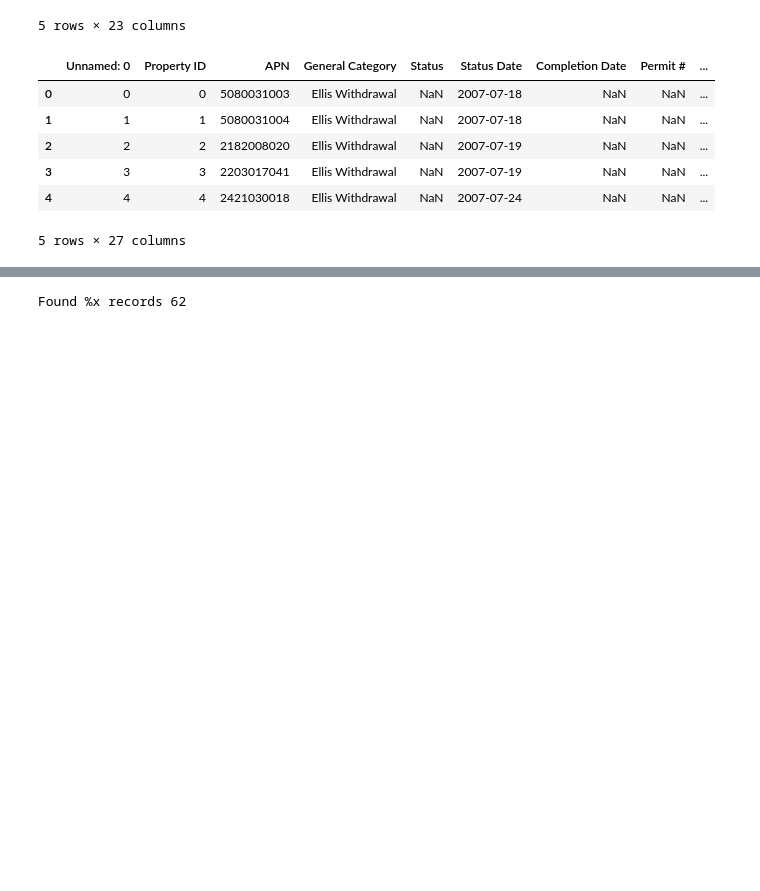
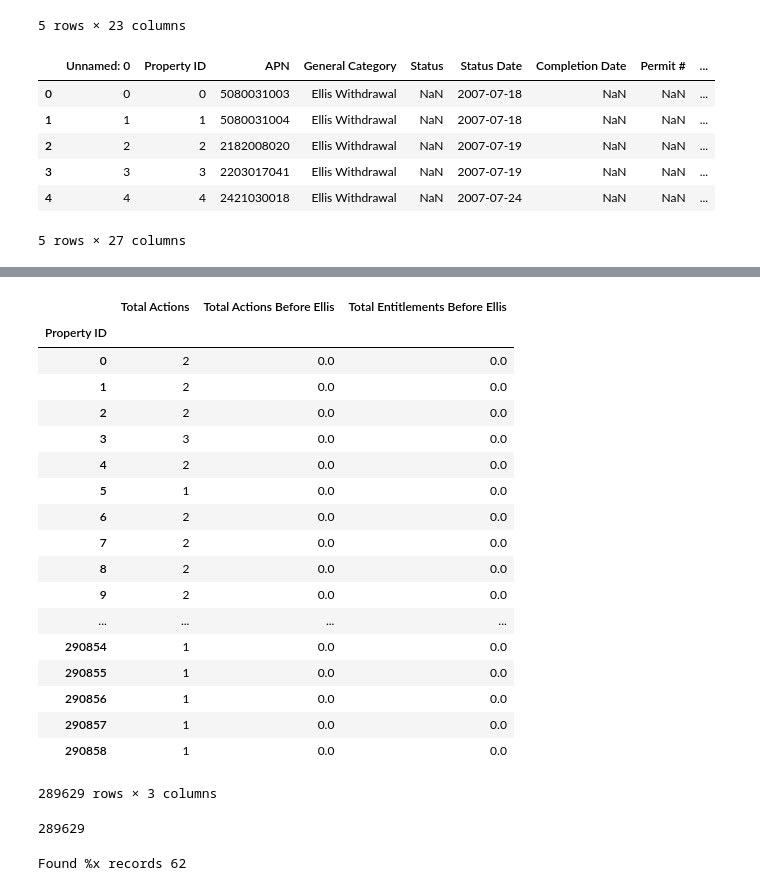
Before and after one commit to anGie44/LAMayorsOffice-EllisActHousing, a Jupyter notebook: LA Housing Data Exploration.ipynb, the cells around one changed output, grey strips where cells are left out. Cells and saved outputs as stored; diff of their text form; code cells hidden in the pictures; blank space fills up the shorter version.

```diff
--- a/LA Housing Data Exploration.ipynb
+++ b/LA Housing Data Exploration.ipynb
@@ -170,10 +173,35 @@ merged_la_housing
 # %%
-merged_la_housing['Total Actions Before Ellis'] = merged_la_housing.groupby(['Property ID'])['Before First Ellis'].sum()
+grouped_la_housing['Total Actions Before Ellis'] = merged_la_housing.groupby(['Property ID'])['Before First Ellis'].sum()
 
-merged_la_housing['Total Entitlements Before Ellis'] = merged_la_housing.groupby(['Property ID'])['Entitlement Before First Ellis'].sum()
-merged_la_housing
+grouped_la_housing['Total Entitlements Before Ellis'] = merged_la_housing.groupby(['Property ID'])['Entitlement Before First Ellis'].sum()
 
-merged_la_housing.to_csv('la_housing_dataset_no_geo_property_id_aggregations_v528.csv')
+#grouped_la_housing.to_csv('la_housing_dataset_no_geo_property_id_aggregations_v559.csv')
+grouped_la_housing
+# %% [output]
+|  | Total Actions | Total Actions Before Ellis | Total Entitlements Before Ellis |
+| Property ID |  |  |  |
+| 0 | 2 | 0.0 | 0.0 |
+| 1 | 2 | 0.0 | 0.0 |
+| 2 | 2 | 0.0 | 0.0 |
+| 3 | 3 | 0.0 | 0.0 |
+| 4 | 2 | 0.0 | 0.0 |
+| 5 | 1 | 0.0 | 0.0 |
+| 6 | 2 | 0.0 | 0.0 |
+| 7 | 2 | 0.0 | 0.0 |
+| 8 | 2 | 0.0 | 0.0 |
+| 9 | 2 | 0.0 | 0.0 |
+| ... | ... | ... | ... |
+| 290854 | 1 | 0.0 | 0.0 |
+| 290855 | 1 | 0.0 | 0.0 |
+| 290856 | 1 | 0.0 | 0.0 |
+| 290857 | 1 | 0.0 | 0.0 |
+| 290858 | 1 | 0.0 | 0.0 |
+289629 rows × 3 columns
+# %%
+len(merged_la_housing['Property ID'])
+len(merged_la_housing['Property ID'].unique())
+# %% [output]
+289629
 # %%
 def get_all_records(pid):
     """
```
Also changed, not shown: parts of 1 cell of this notebook.
